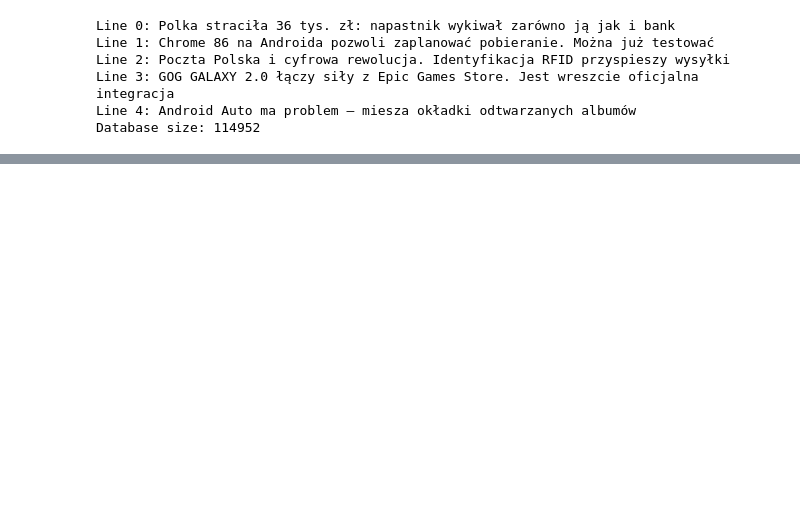
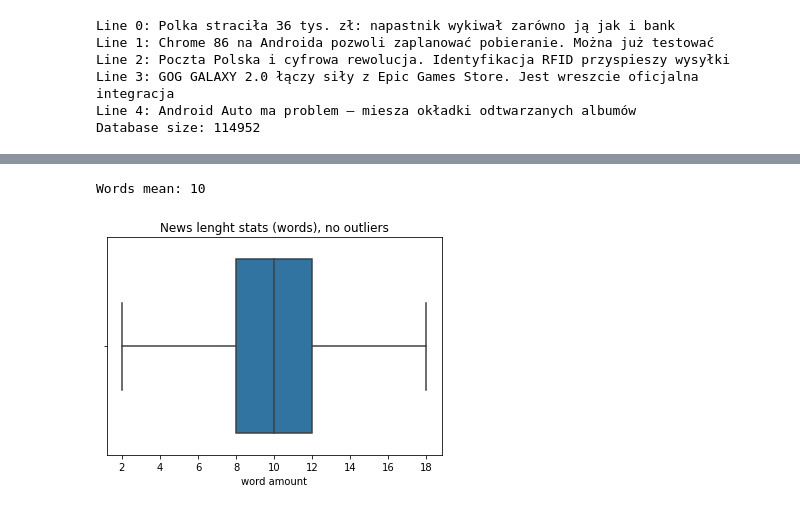
Before and after one commit to avrland/News-predict-word-count, a Jupyter notebook: WordCountPredict.ipynb, the cells around one changed output, grey strips where cells are left out. Saved outputs shown, nothing was run; the diff lists cells and outputs as text; code cells hidden in the pictures; blank space fills up the shorter version.

```diff
--- a/WordCountPredict.ipynb
+++ b/WordCountPredict.ipynb
@@ -36,0 +137,15 @@ Database size: 114952
+# %%
+Q1 = pd_word_amount.quantile(0.25)
+Q3 = pd_word_amount.quantile(0.75)
+IQR = Q3 - Q1
+
+outlier_condition = ((pd_word_amount < (Q1 - 1.5 * IQR)) | (pd_word_amount > (Q3 +1.5 * IQR)))
+pd_word_amount_IQR = pd_word_amount[~outlier_condition.any(axis=1)]
+
+plt.figure()
+sns.boxplot(x=pd_word_amount_IQR.iloc[:,0]).set(title='News lenght stats (words), no outliers')
+plt.plot()
+print(f"Words mean: {int(pd_word_amount.mean())}")
+# %% [output]
+Words mean: 10
+[figure, added]
```
Also changed, not shown: parts of 27 cells of this notebook.
